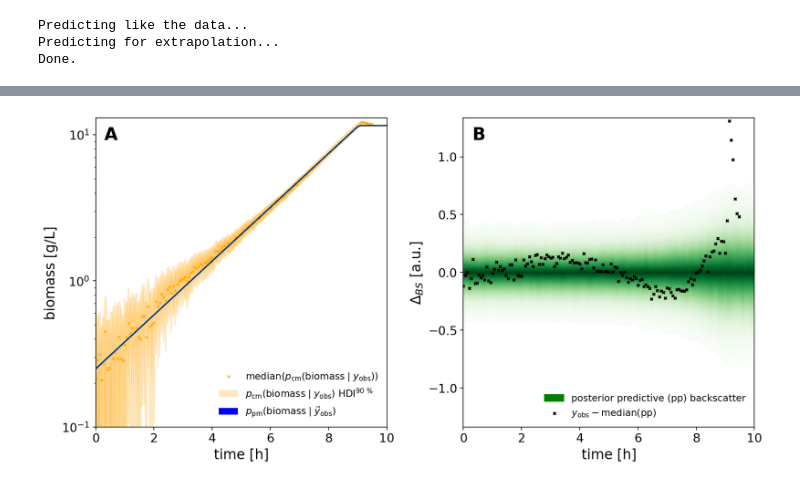
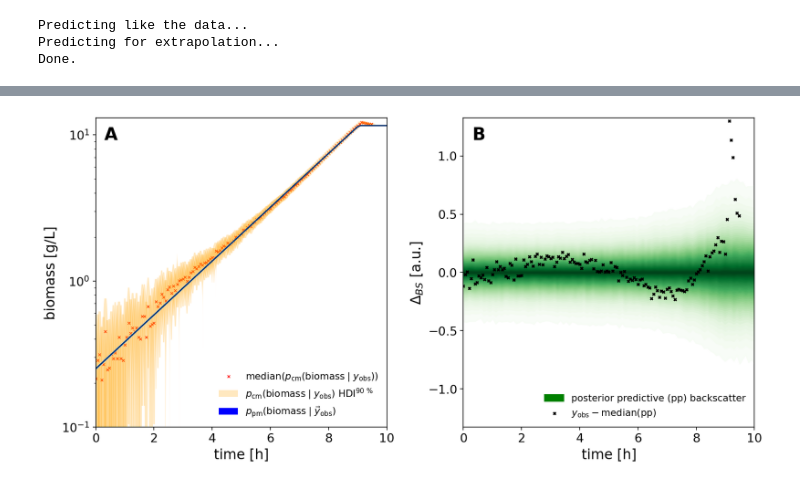
Before and after one commit to JuBiotech/calibr8-paper, a Jupyter notebook: data_and_analysis/4.2.4 Log-CDW and Monod Residuals.ipynb, the cells around one changed output, grey strips where cells are left out. Saved outputs shown, nothing was run; the diff lists cells and outputs as text; code cells hidden in the pictures.

```diff
--- a/data_and_analysis/4.2.4 Log-CDW and Monod Residuals.ipynb
+++ b/data_and_analysis/4.2.4 Log-CDW and Monod Residuals.ipynb
@@ -78,7 +78,7 @@ ax.scatter(
         cm_biomass.infer_independent(y, lower=0, upper=20).median
         for y in fastprogress.progress_bar(tsx.y)
     ],
-    color="orange",
+    color="red",
     marker="x",
     linewidths=0.8,
 )
@@ -104,7 +104,7 @@ ax.legend(
         ax.scatter(
             [],
             [],
-            color="orange",
+            color="red",
             marker="x",
             linewidths=0.8,
             label=r"median($p_\mathrm{cm}(\mathrm{biomass} \mid y_\mathrm{obs})$)",
@@ -154,34 +154,34 @@ ax.legend(
             label="$y_\mathrm{obs} - \mathrm{median(pp)}$",
         ),
     ],
     loc="lower right",
 )
 
 # formatting
 # LEFT
 ax = axs[0]
 ax.set_ylim(0.1)
 ax.set_yscale("log")
 ax.set_ylabel("biomass [g/L]")
 ax.set_xlabel("time [h]")
 # RIGHT
 ax = axs[1]
 ax.set_ylabel(r"$\Delta_{BS}$ [a.u.]")
 ax.set_ylim(-resmax * 1.02, resmax * 1.02)
 ax.set_xlabel("time [h]")
 ax.set_xlim(0, 10)
 
 # Mark subplots with A, B, ...
 for i, ax in enumerate(axs):
     ax.text(0.03, 0.93, "AB"[i], transform=ax.transAxes, size=20, weight="bold")
 
 fig.tight_layout()
 plotting.savefig(fig, "4.2.4 Log-CDW and Monod Residuals")
 pyplot.show()
 # %% [output]
 [interactive output not drawn]
 [interactive output not drawn]
-[figure, old version]
+[figure, new version]
 # %%
 %load_ext watermark
 %watermark
```
Also changed, not shown: parts of 1 cell of this notebook, 3 other files.
